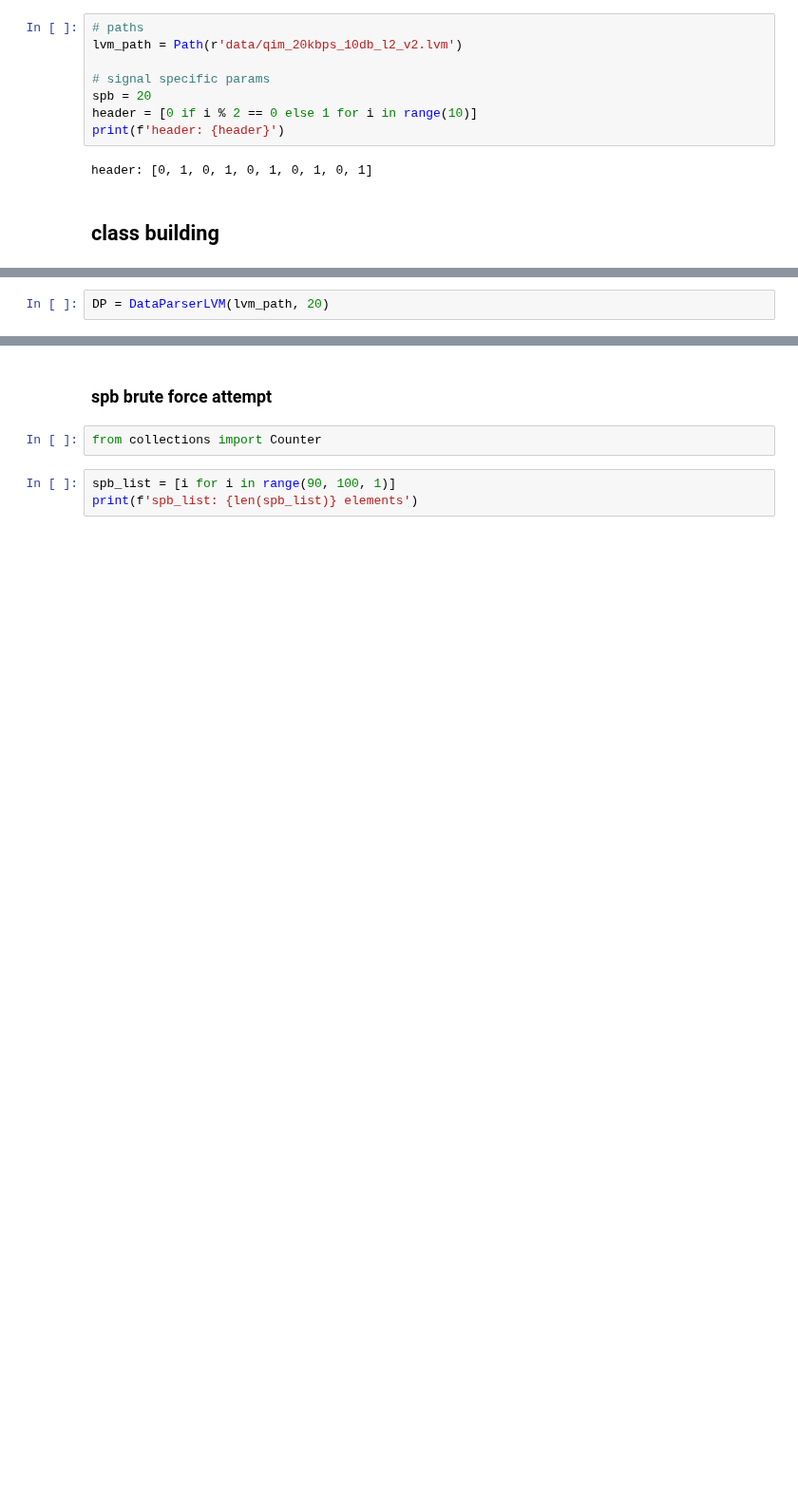
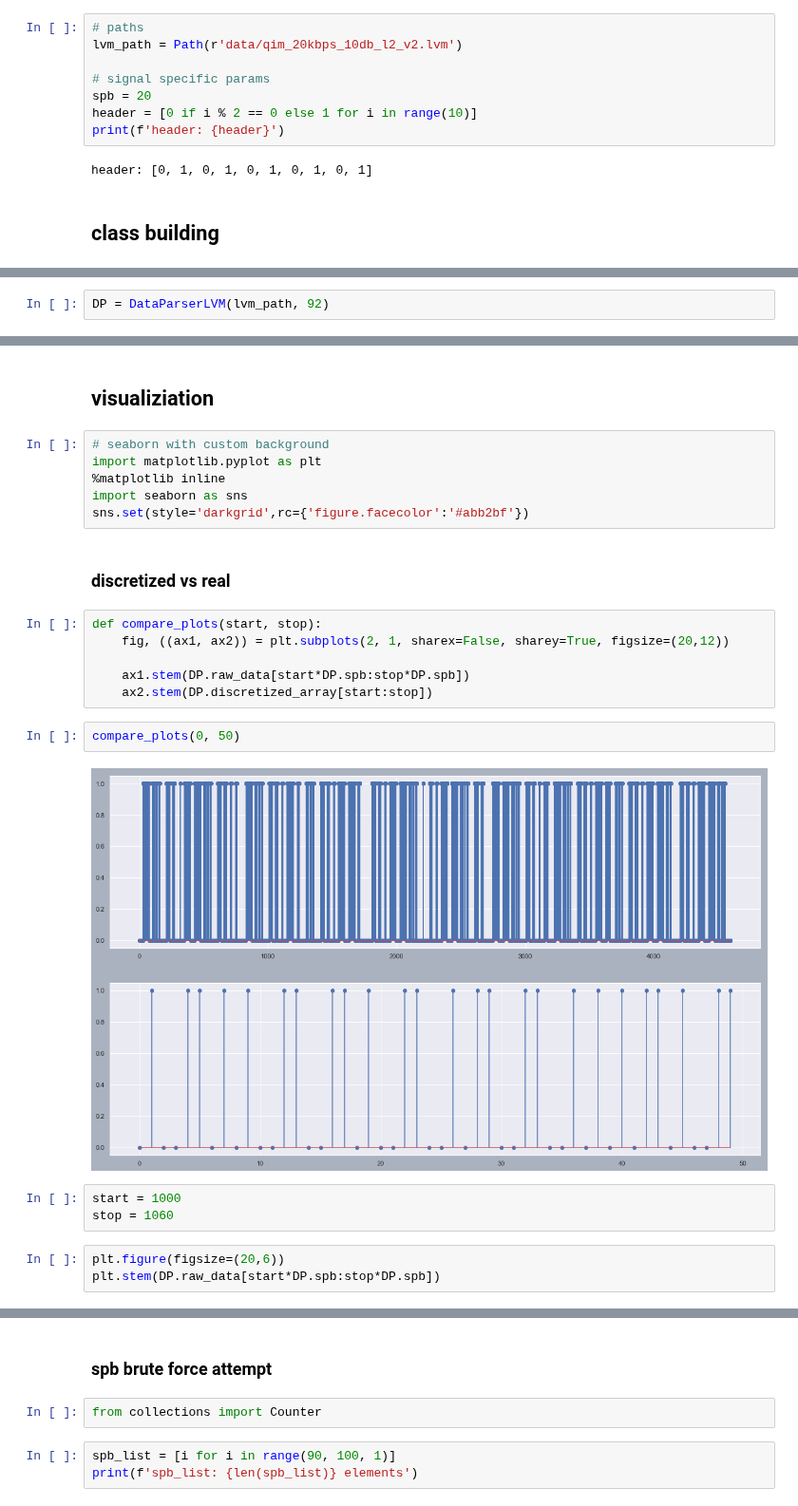
Before and after one commit to tjbergst/data-parsing, a Jupyter notebook: code-parser-translation.ipynb, the cells around one changed output, grey strips where cells are left out. Shown at 95% size. Drawn from its saved outputs; the diff is of its cells as text; blank space fills up the shorter version.

```diff
--- a/code-parser-translation.ipynb
+++ b/code-parser-translation.ipynb
@@ -277,7 +326,7 @@ class DataParserLVM:
     def main(self):
         self.discretize_signal()
 # %%
-DP = DataParserLVM(lvm_path, 20)
+DP = DataParserLVM(lvm_path, 92)
 # %% [output]
 initializing..
         set input lvm path: data\qim_20kbps_10db_l2_v2.lvm
@@ -301,0 +355,26 @@ array([0, 0, 1, ..., 1, 1, 1])
+# %% [markdown]
+## visualiziation
+# %%
+# seaborn with custom background
+import matplotlib.pyplot as plt
+%matplotlib inline
+import seaborn as sns
+sns.set(style='darkgrid',rc={'figure.facecolor':'#abb2bf'})
+# %% [markdown]
+### discretized vs real
+# %%
+def compare_plots(start, stop):
+    fig, ((ax1, ax2)) = plt.subplots(2, 1, sharex=False, sharey=True, figsize=(20,12))
+
+    ax1.stem(DP.raw_data[start*DP.spb:stop*DP.spb])
+    ax2.stem(DP.discretized_array[start:stop])
+# %%
+compare_plots(0, 50)
+# %% [output]
+[figure, added]
+# %%
+start = 1000
+stop = 1060
+# %%
+plt.figure(figsize=(20,6))
+plt.stem(DP.raw_data[start*DP.spb:stop*DP.spb])
```
Also changed, not shown: parts of 6 cells of this notebook.
